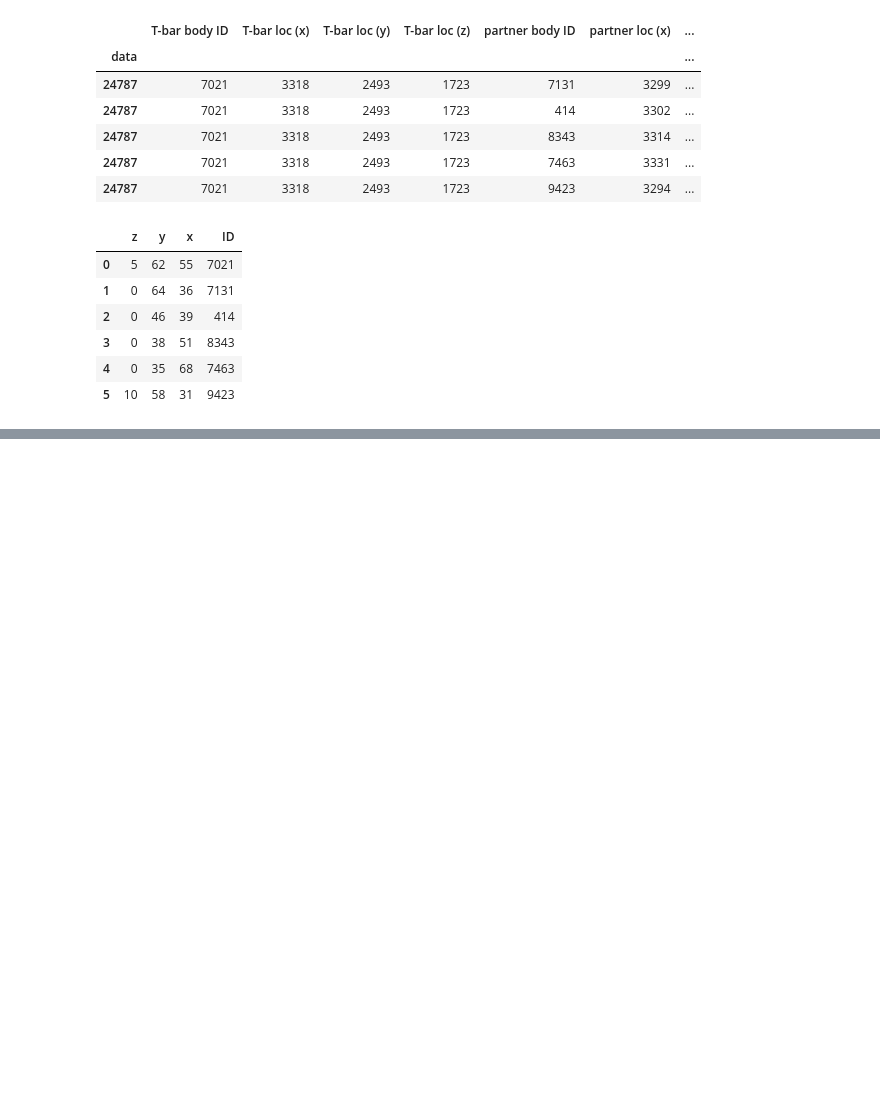
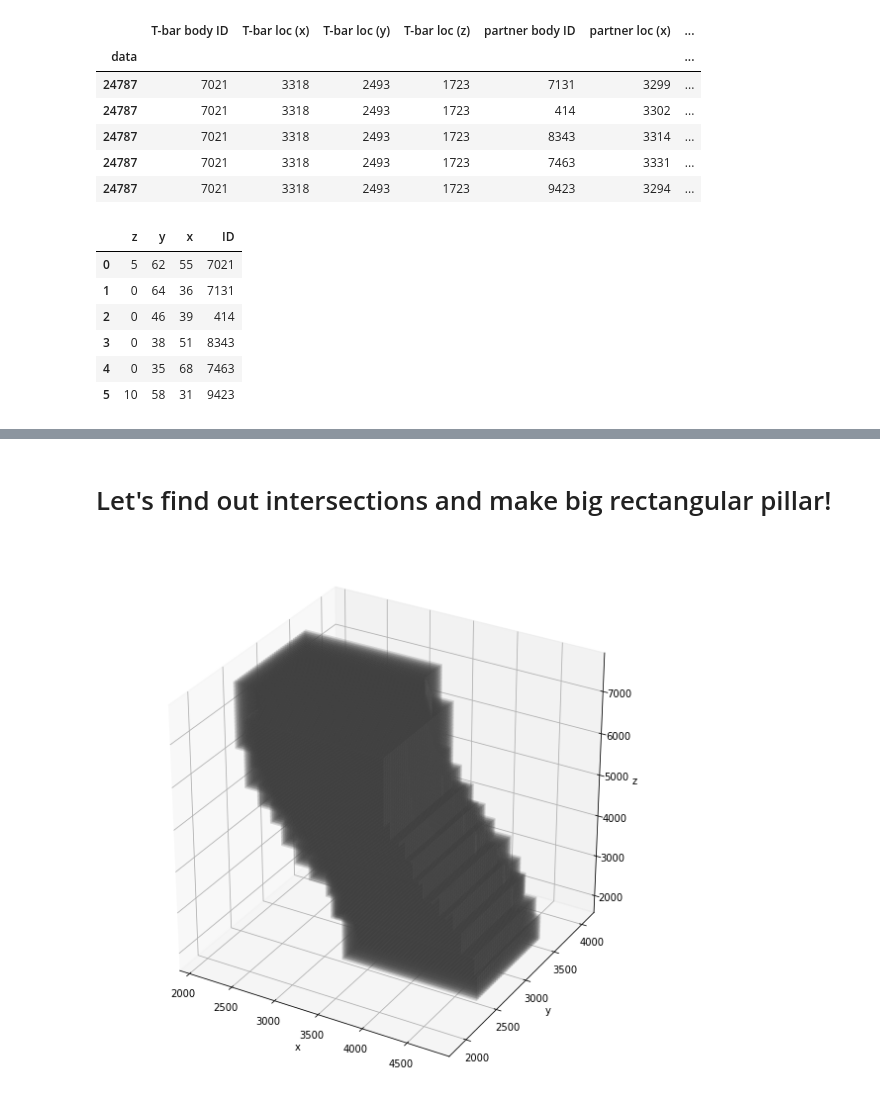
Before and after one commit to haeinkim/fira-capstone-project, a Jupyter notebook: FIB25_EDA.ipynb, the cells around one changed output, grey strips where cells are left out. Cells and saved outputs as stored; diff of their text form; code cells hidden in the pictures; blank space fills up the shorter version.

```diff
--- a/FIB25_EDA.ipynb
+++ b/FIB25_EDA.ipynb
@@ -390,0 +389,10 @@ plt.show()
+# %%
+x = np.empty((9186, 65))
+# %%
+for idx, row in roi_df.iterrows():
+    x_loc = np.arange(row[2], row[3]+32, 32)
+    x[idx][:len(x_loc)] = x_loc
+# %%
+x_loc_df = pd.DataFrame(x, dtype='int32')
+x_loc_df.replace(0, np.nan, inplace=True)
+x_loc_df.head(5)
@@ -390,0 +407,9 @@ plt.show()
+# %%
+df = pd.concat([roi_df, x_loc_df], axis=1)
+col_name = ['z_start', 'y_start', 'x_from', 'x_to', 'z_slice', 'y_slice', 'x_slice']
+
+for i in range(65):
+    col_name.append('x{}_start'.format(i))
+
+df.columns = col_name
+df.head(5)
@@ -390,0 +428,17 @@ plt.show()
+# %% [markdown]
+# Let's find out intersections and make big rectangular pillar!
+# %%
+roi_plot = plt.figure(figsize=(10, 10)).gca(projection='3d')
+
+zs = df.iloc[:, 0]
+ys = df.iloc[:, 1]
+xs = df.iloc[:, 2]
+dx = (df.iloc[:, 3] - df.iloc[:, 2])
+roi_plot.bar3d(xs, ys, zs, dx, 32, 32, color='gray', alpha=0.1)
+
+roi_plot.set_xlabel('x')
+roi_plot.set_ylabel('y')
+roi_plot.set_zlabel('z')
+plt.show()
+# %% [output]
+[figure, added]
```
Also changed, not shown: parts of 8 cells of this notebook, 7 other files.
